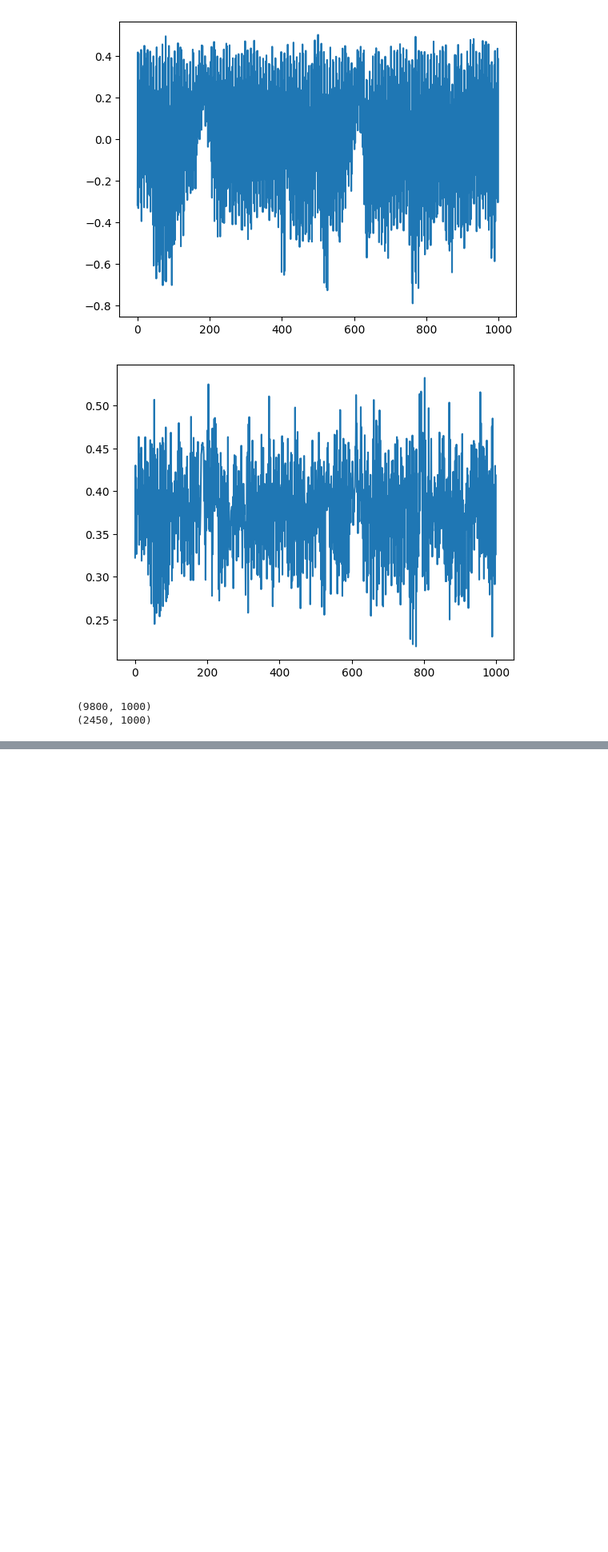
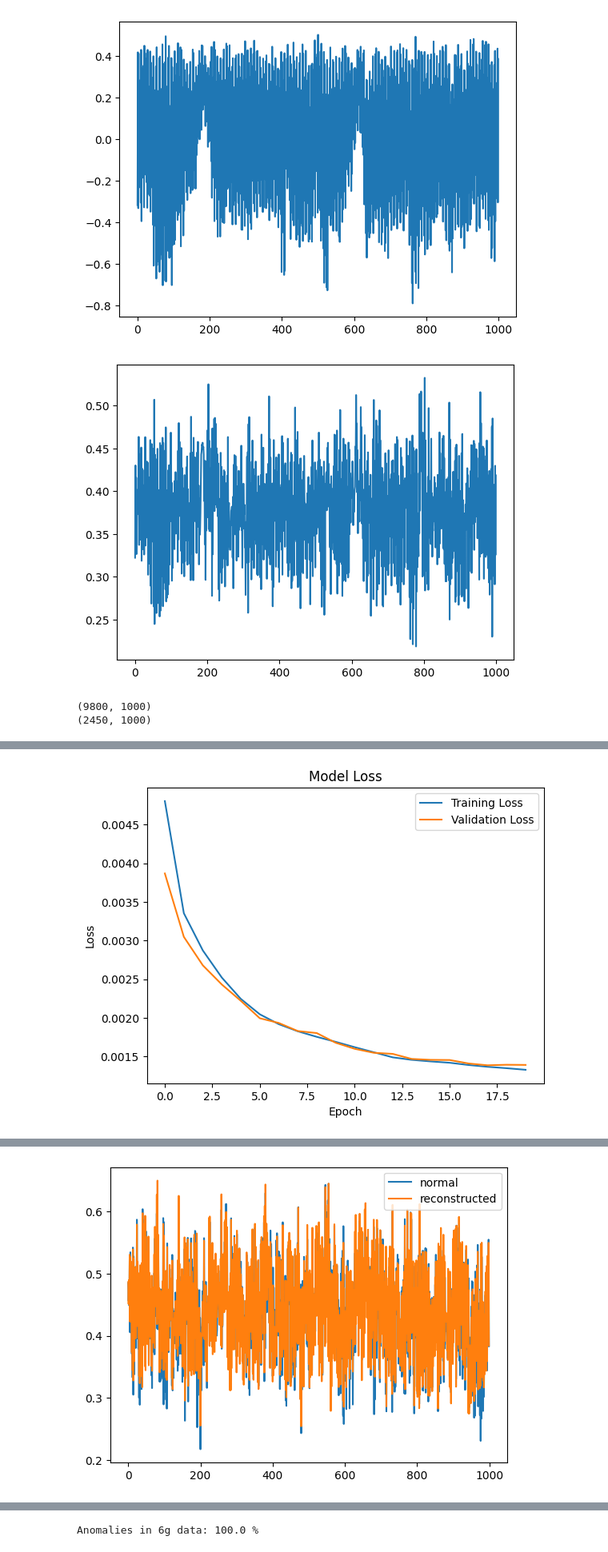
Before and after one commit to jaredoong/EG3301R_ML, a Jupyter notebook: AutoRegressive.ipynb, the cells around one changed output, grey strips where cells are left out. Shown at 80% size. Saved outputs shown, nothing was run; the diff lists cells and outputs as text; code cells hidden in the pictures; blank space fills up the shorter version.

Commit message:
Improved the model

```diff
--- a/AutoRegressive.ipynb
+++ b/AutoRegressive.ipynb
@@ -79,7 +79,7 @@ dataNorm_np = np.array(datanormArray)
 data6g_np = np.array(data6gArray)
 print(dataNorm_np.shape)
 # Reshape the data into a 3D array (245 captures, 50,000 data points per segment)
-duration = 100
+duration = 1000
 
 data_reshaped = dataNorm_np.reshape(int((dataNorm_np.shape[0] * dataNorm_np.shape[1]) / duration), duration)
 print(data_reshaped.shape)
@@ -101,17 +101,6 @@ plt.plot(data_reshaped_6g[0], label='abnormal Before Scaling')
 plt.show()
 plt.plot(data_normalized_6g[0], label='abnormal After Scaling')
 plt.show()
-
-
-# Step 1b: Split the data into training and testing sets
-data_totrain = data_reshaped[0:int(0.8*data_reshaped.shape[0])]
-data_hidden = data_reshaped[int(0.8*data_reshaped.shape[0]):]
-
-data_normalized_totrain = data_normalized[0:int(0.8*data_normalized.shape[0])]
-data_normalized_hidden = data_normalized[int(0.8*data_normalized.shape[0]):]
-
-print(data_normalized_totrain.shape)
-print(data_normalized_hidden.shape)
 # %% [output]
 (49, 250000)
 (12250, 1000)
@@ -248,0 +179,62 @@ Anomalies in 6g data: 100.0 %
+# %%
+# Step 5: Evaluate the model
+reconstructed_data = autoencoder.predict(X_test)
+mse = np.mean(np.power(X_test - reconstructed_data, 2), axis=1)
+
+# Step 6: Set a threshold
+threshold = np.percentile(mse, 95)  # Set the threshold to the 95th percentile of the reconstruction errors
+
+# Step 7: Anomaly detection
+def is_anomaly(data, model, threshold):
+    reconstructed_data = model.predict(data)
+
+    plt.figure()
+    plt.plot(data[0], label='normal')
+    plt.plot(reconstructed_data[0], label='reconstructed')
+    plt.legend(loc='upper right')
+    plt.show()
+
+    # print(reconstructed_data.shape)
+    mse = np.mean(np.power(data - reconstructed_data, 2), axis=1)
+    return mse > threshold, mse
+
+
+# Plot training & validation loss values
+plt.figure()
+plt.plot(history.history['loss'], label='Training Loss')
+plt.plot(history.history['val_loss'], label='Validation Loss')
+plt.title('Model Loss')
+plt.ylabel('Loss')
+plt.xlabel('Epoch')
+plt.legend(loc='upper right')
+plt.show()
+
+
+# Test with a new data point
+count_norm = 0
+anomalies_normal, mse_normal = is_anomaly(data_normalized, autoencoder, threshold)
+
+for i in anomalies_normal:
+    if i == True:
+        count_norm += 1
+print("Anomalies in normal data:", (count_norm / anomalies_normal.size) * 100, "%")
+
+# Test 6g data
+anomalies_6g, mse_6g = is_anomaly(data_normalized_6g, autoencoder, threshold)
+
+count_6g = 0;
+for i in anomalies_6g:
+    if i == True:
+        count_6g += 1
+print("Anomalies in 6g data:", (count_6g / anomalies_6g.size) * 100, "%")
+
+
+
+# plot mse histogram
+plt.hist(mse_normal, bins=50, label='normal')
+plt.hist(mse_6g, bins=50, label='6g')
+plt.xlabel("Test loss")
+plt.ylabel("No of samples")
+plt.legend(loc='upper right')
+plt.show()
+# %% [output]
@@ -248,0 +242 @@ Anomalies in 6g data: 100.0 %
+[figure, added]
@@ -248,0 +244 @@ Anomalies in 6g data: 100.0 %
+[figure, added]
@@ -248,0 +248 @@ Anomalies in 6g data: 100.0 %
+Anomalies in 6g data: 100.0 %
```
Also changed, not shown: parts of 2 cells of this notebook.
